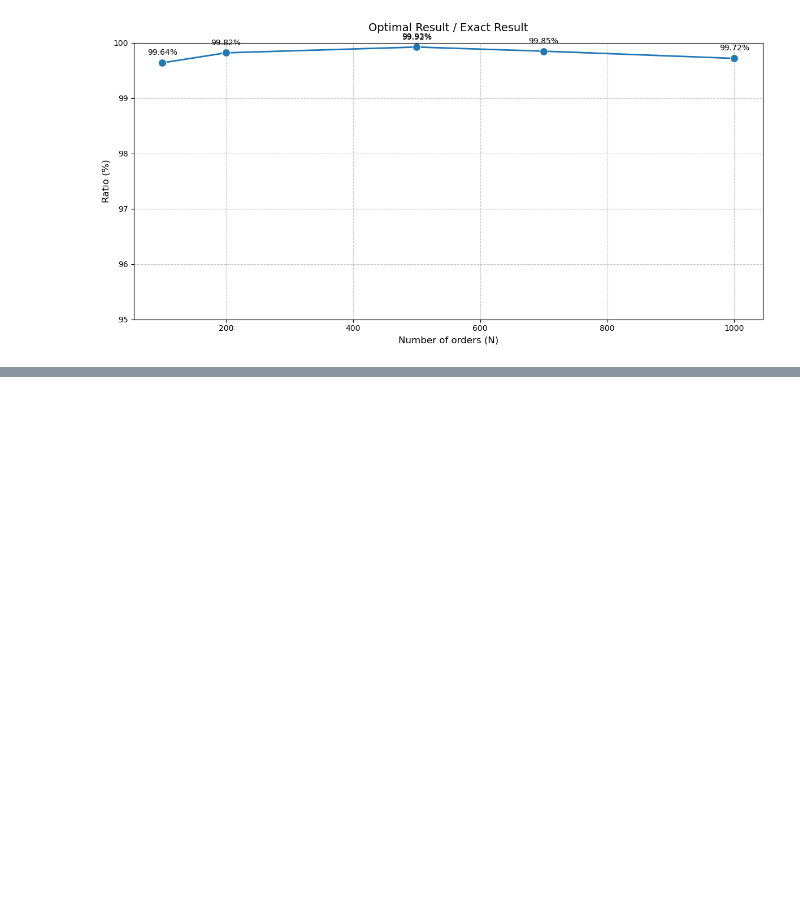
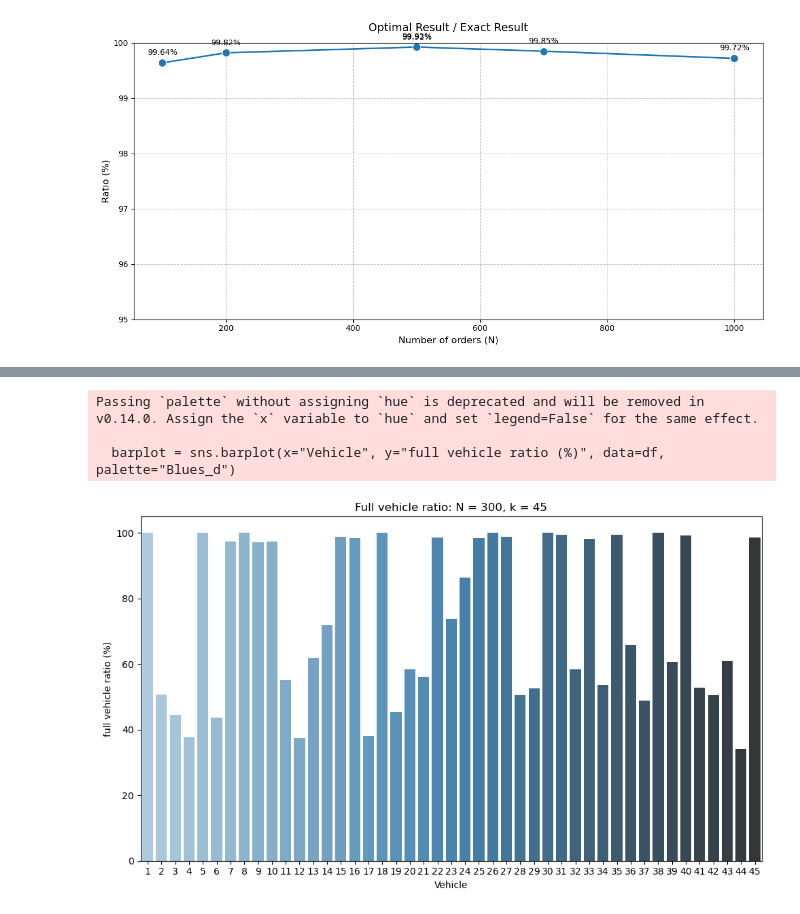
Before and after one commit to trungphandinh/Group-19_Optimization, a Jupyter notebook: Inputs/Input_testing.ipynb, the cells around one changed output, grey strips where cells are left out. Drawn from its saved outputs; the diff is of its cells as text; code cells hidden in the pictures; blank space fills up the shorter version.

```diff
--- a/Inputs/Input_testing.ipynb
+++ b/Inputs/Input_testing.ipynb
@@ -1023,0 +1286,41 @@ plt.show()
+# %%
+import seaborn as sns
+import matplotlib.pyplot as plt
+import pandas as pd
+
+# Dữ liệu tỉ lệ lấp đầy của từng phương tiện
+data = {
+    "Vehicle": [1, 2, 3, 4, 5, 6, 7, 8, 9, 10, 11, 12, 13, 14, 15, 16, 17, 18, 19, 20,
+               21, 22, 23, 24, 25, 26, 27, 28, 29, 30, 31, 32, 33, 34, 35, 36, 37, 38,
+               39, 40, 41, 42, 43, 44, 45],
+    "full vehicle ratio (%)": [100.00, 50.74, 44.44, 37.59, 100.00, 43.70, 97.30, 100.00, 97.26, 97.48,
+                 55.08, 37.50, 62.03, 71.84, 98.78, 98.38, 38.03, 100.00, 45.26, 58.33,
+                 56.07, 98.70, 73.79, 86.42, 98.38, 100.00, 98.88, 50.44, 52.51, 100.00,
+                 99.40, 58.40, 98.17, 53.64, 99.43, 65.82, 48.95, 100.00, 60.71, 99.30,
+                 52.80, 50.53, 60.94, 34.14, 98.61]
+}
+
+# Tạo DataFrame
+df = pd.DataFrame(data)
+
+# Vẽ biểu đồ hình chữ nhật
+plt.figure(figsize=(10, 6))
+barplot = sns.barplot(x="Vehicle", y="full vehicle ratio (%)", data=df, palette="Blues_d")
+
+# Thêm nhãn giá trị phần trăm lên từng cột
+# for index, row in enumerate(df["full vehicle ratio (%)"]):
+#     barplot.text(index, row + 1, f"{row:.2f}%", color="black", ha="center", va="bottom", fontsize=10)
+
+# Thêm tiêu đề và nhãn
+plt.title("Full vehicle ratio: N = 300, k = 45")
+plt.xlabel("Vehicle")
+plt.ylabel("full vehicle ratio (%)")
+
+# Hiển thị biểu đồ
+plt.tight_layout()
+plt.show()
+# %% [output]
+Passing `palette` without assigning `hue` is deprecated and will be removed in v0.14.0. Assign the `x` variable to `hue` and set `legend=False` for the same effect.
+
+  barplot = sns.barplot(x="Vehicle", y="full vehicle ratio (%)", data=df, palette="Blues_d")
+[figure, added]
```
Also changed, not shown: parts of 6 cells of this notebook, 3 other files.
